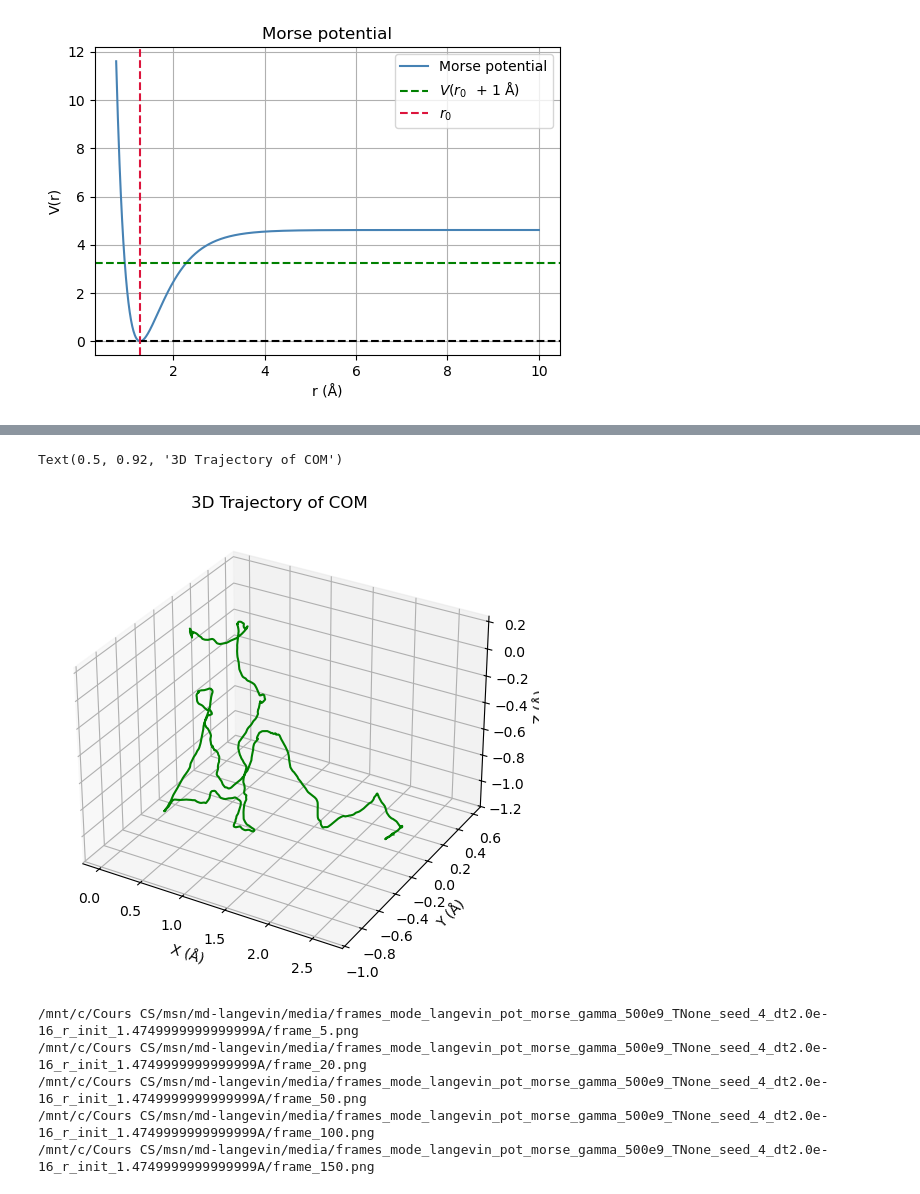
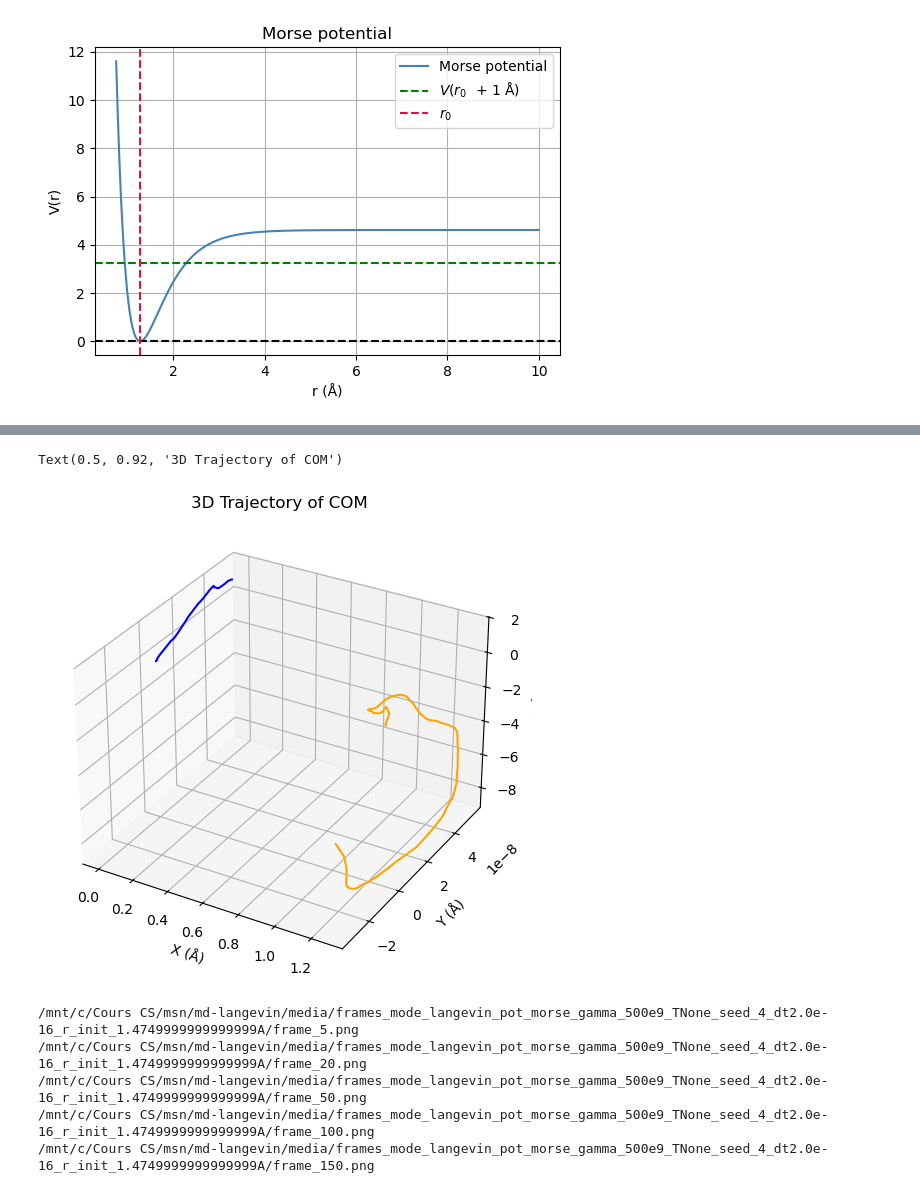
Before and after one commit to JeanCHDJdev/md-langevin, a Jupyter notebook: nb/simulation.ipynb, the cells around one changed output, grey strips where cells are left out. Drawn from its saved outputs; the diff is of its cells as text; code cells hidden in the pictures.

```diff
--- a/nb/simulation.ipynb
+++ b/nb/simulation.ipynb
@@ -33,21 +33,21 @@ plt.legend(loc='upper right')
 [figure]
 # %%
 importlib.reload(lg)
-T = 500  # K
+T = 600  # K
 dt = 1e-15 # s
-gamma = 5e11  # 1/s
+gamma = 2e11  # 1/s
 potential_type = 'morse'
-seed = 4
+seed = 5
 mode = 'langevin'
 r_init = sim.r_0
 filename = fs.get_simulations_dir() / f'mode_{mode}_pot_{potential_type}_gamma_{int(gamma/1e9)}e9_T{T}_seed_{seed}_dt{dt*1e16}e-16_r_init_{r_init}A.npz'
 # %%
 importlib.reload(lg)
-overwrite = True
+overwrite = False
 if not filename.with_suffix('.npz').exists() or overwrite:
     sim = lg.Langevin3D(seed=seed, T=T, dt=dt, potential=potential_type, gamma=gamma)
     data, run_opt = sim.run(
-        n_steps=2e4, r_init=r_init, mode='langevin', do_byproducts=True, filename=filename
+        n_steps=4e4, r_init=r_init, mode='langevin', do_byproducts=True, filename=filename
         )
 else:
     sim, data = lg.Langevin3D.load_from_file(filename)
@@ -92,20 +121,19 @@ Text(0, 0.5, 'Energy (eV)')
 # %%
 ## 3D position of r_Cl, r_H over time
 r_cl = data['r_Cl']
 r_h = data['r_H']
-r_cm = (sim.m_H * r_h + sim.m_Cl * r_cl) / (sim.m_H + sim.m_Cl)
 fig = plt.figure(figsize=(8, 6))
 ax = fig.add_subplot(111, projection='3d')
-#ax.plot(r_cl[:, 0], r_cl[:, 1], r_cl[:, 2], color='blue', label='Cl')
-#ax.plot(r_h[:, 0], r_h[:, 1], r_h[:, 2], color='orange', label='H')
-ax.plot(r_cm[:, 0], r_cm[:, 1], r_cm[:, 2], color='green', label='Center of Mass')
+ax.plot(r_cl[:, 0], r_cl[:, 1], r_cl[:, 2], color='blue', label='Cl')
+ax.plot(r_h[:, 0], r_h[:, 1], r_h[:, 2], color='orange', label='H')
+#ax.plot(r_cm[:, 0], r_cm[:, 1], r_cm[:, 2], color='green', label='Center of Mass')
 ax.set_xlabel('X (Å)')
 ax.set_ylabel('Y (Å)')
 ax.set_zlabel('Z (Å)')
 ax.set_title('3D Trajectory of COM')
 # %% [output]
 Text(0.5, 0.92, '3D Trajectory of COM')
-[figure, old version]
+[figure, new version]
 # %%
 requested_frames = [5, 20, 50, 100, 150]  # example: put your indices here
 
```
Also changed, not shown: parts of 3 cells of this notebook, 1 other file.
